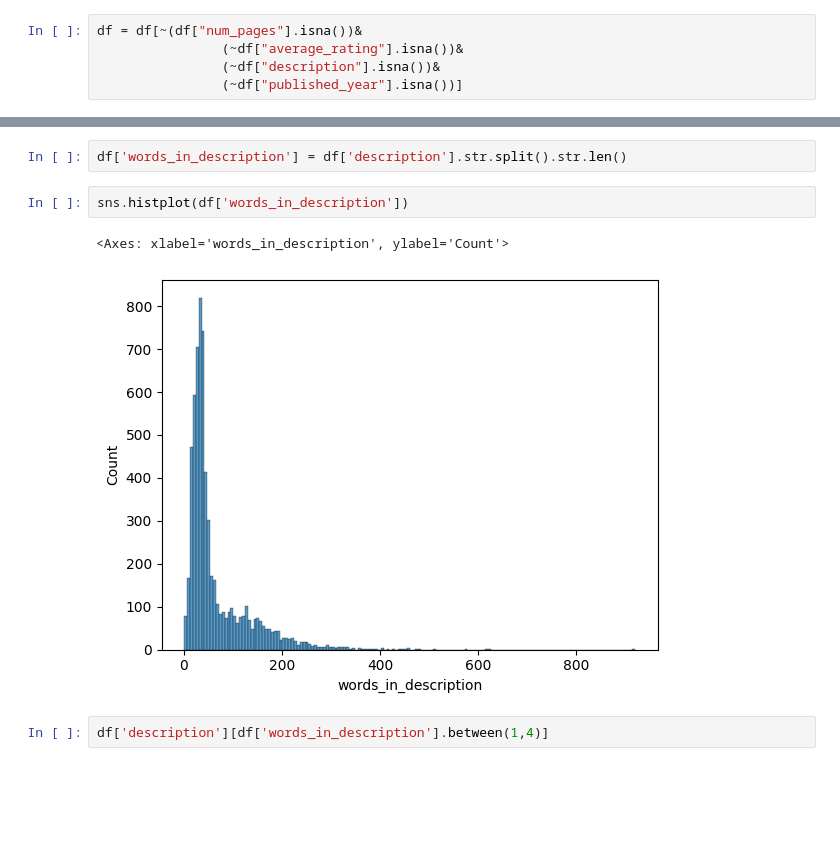
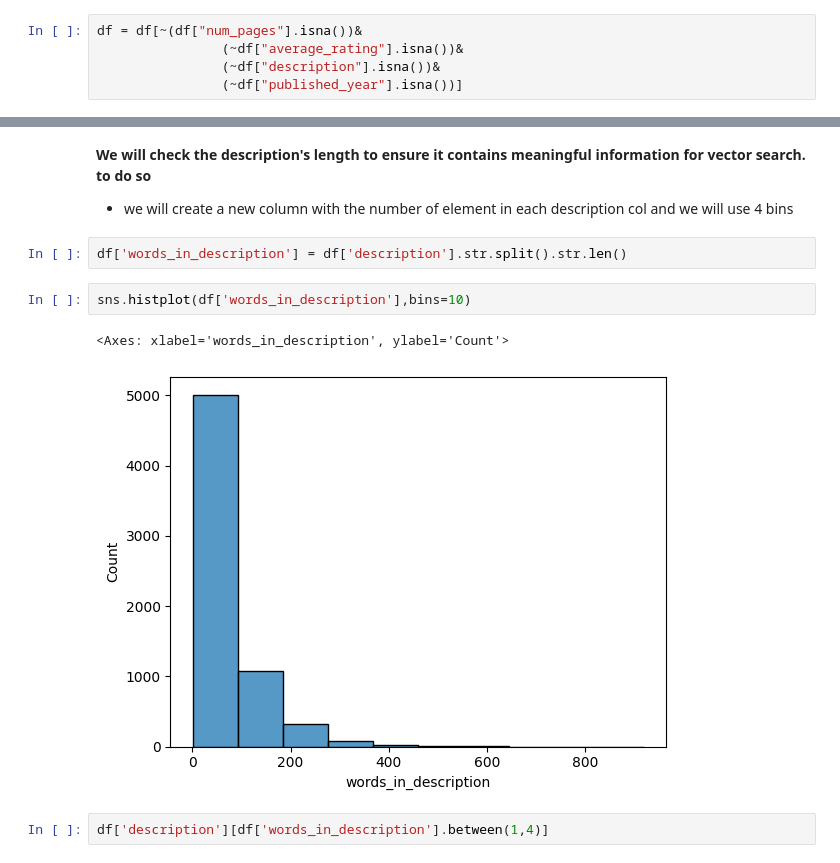
Before and after one commit to YassineSdk/Semantic-book-recommendation, a Jupyter notebook: semantic-book-recommender.ipynb, the cells around one changed output, grey strips where cells are left out. Drawn from its saved outputs; the diff is of its cells as text; blank space fills up the shorter version.

```diff
--- a/semantic-book-recommender.ipynb
+++ b/semantic-book-recommender.ipynb
@@ -236,13 +236,16 @@ df.head(3)
 | 0 | 9780002005883 | 0002005883 | Gilead | NaN | Marilynne Robinson | Fiction | http://books.google.com/books/con... | A NOVEL THAT READERS and critics ... | 2004.0 | ... |
 | 1 | 9780002261982 | 0002261987 | Spider's Web | A Novel | Charles Osborne;Agatha Christie | Detective and mystery stories | http://books.google.com/books/con... | A new 'Christie for Christmas' --... | 2000.0 | ... |
 | 2 | 9780006163831 | 0006163831 | The One Tree | NaN | Stephen R. Donaldson | American fiction | http://books.google.com/books/con... | Volume Two of Stephen Donaldson's... | 1982.0 | ... |
+# %% [markdown]
+**We will check the description's length to ensure it contains meaningful information for vector search. to do so**
+- we will create a new column with the number of element in each description col and we will use 4 bins
 # %%
 df['words_in_description'] = df['description'].str.split().str.len()
 # %%
-sns.histplot(df['words_in_description'])
+sns.histplot(df['words_in_description'],bins=10)
 # %% [output]
 <Axes: xlabel='words_in_description', ylabel='Count'>
-[figure, old version]
+[figure, new version]
 # %%
 df['description'][df['words_in_description'].between(1,4)]
 # %% [output]
```
Also changed, not shown: parts of 22 cells of this notebook.
